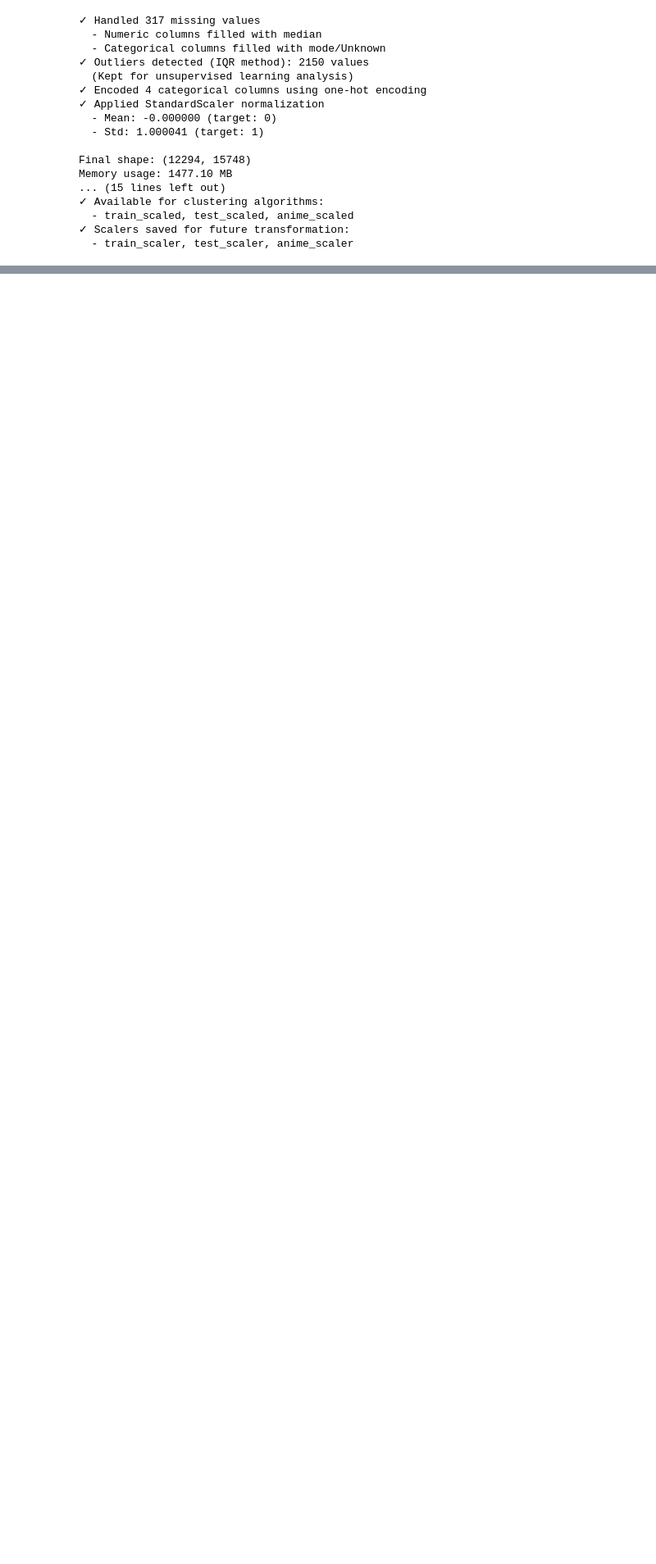
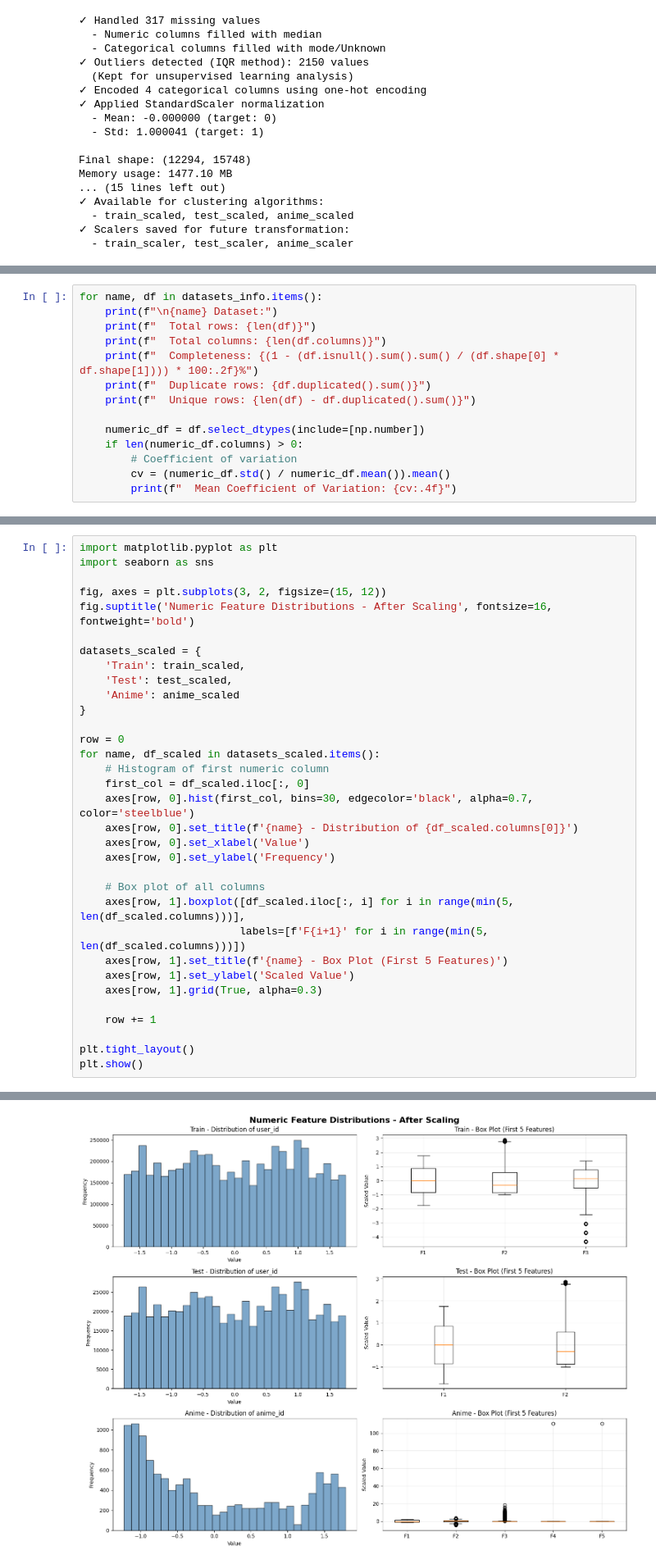
Before and after one commit to mneo823/25_NM_TM_PTDS_Classification_Project, a Jupyter notebook: model.ipynb, the cells around one changed output, grey strips where cells are left out. Shown at 82% size. Cells and saved outputs as stored; diff of their text form; blank space fills up the shorter version.

```diff
--- a/model.ipynb
+++ b/model.ipynb
@@ -436,0 +552,14 @@ Memory usage: 1477.10 MB
+# %%
+for name, df in datasets_info.items():
+    print(f"\n{name} Dataset:")
+    print(f"  Total rows: {len(df)}")
+    print(f"  Total columns: {len(df.columns)}")
+    print(f"  Completeness: {(1 - (df.isnull().sum().sum() / (df.shape[0] * df.shape[1]))) * 100:.2f}%")
+    print(f"  Duplicate rows: {df.duplicated().sum()}")
+    print(f"  Unique rows: {len(df) - df.duplicated().sum()}")
+
+    numeric_df = df.select_dtypes(include=[np.number])
+    if len(numeric_df.columns) > 0:
+        # Coefficient of variation
+        cv = (numeric_df.std() / numeric_df.mean()).mean()
+        print(f"  Mean Coefficient of Variation: {cv:.4f}")
@@ -436,0 +586,34 @@ Memory usage: 1477.10 MB
+# %%
+import matplotlib.pyplot as plt
+import seaborn as sns
+
+fig, axes = plt.subplots(3, 2, figsize=(15, 12))
+fig.suptitle('Numeric Feature Distributions - After Scaling', fontsize=16, fontweight='bold')
+
+datasets_scaled = {
+    'Train': train_scaled,
+    'Test': test_scaled,
+    'Anime': anime_scaled
+}
+
+row = 0
+for name, df_scaled in datasets_scaled.items():
+    # Histogram of first numeric column
+    first_col = df_scaled.iloc[:, 0]
+    axes[row, 0].hist(first_col, bins=30, edgecolor='black', alpha=0.7, color='steelblue')
+    axes[row, 0].set_title(f'{name} - Distribution of {df_scaled.columns[0]}')
+    axes[row, 0].set_xlabel('Value')
+    axes[row, 0].set_ylabel('Frequency')
+
+    # Box plot of all columns
+    axes[row, 1].boxplot([df_scaled.iloc[:, i] for i in range(min(5, len(df_scaled.columns)))],
+                         labels=[f'F{i+1}' for i in range(min(5, len(df_scaled.columns)))])
+    axes[row, 1].set_title(f'{name} - Box Plot (First 5 Features)')
+    axes[row, 1].set_ylabel('Scaled Value')
+    axes[row, 1].grid(True, alpha=0.3)
+
+    row += 1
+
+plt.tight_layout()
+plt.show()
+# %% [output]
@@ -436,0 +623 @@ Memory usage: 1477.10 MB
+[figure, added]
```
Also changed, not shown: parts of 37 cells of this notebook, 2 other files.
